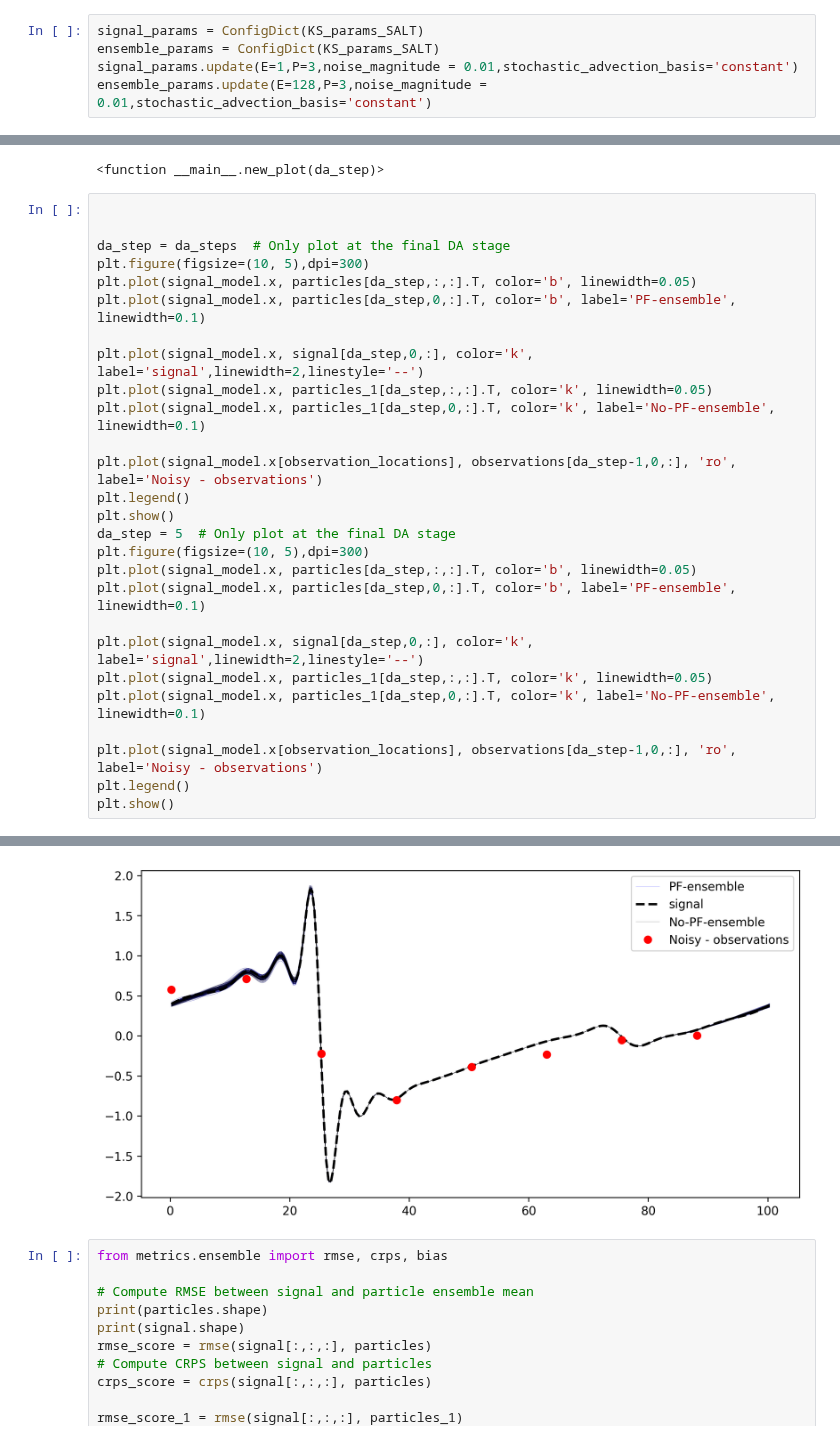
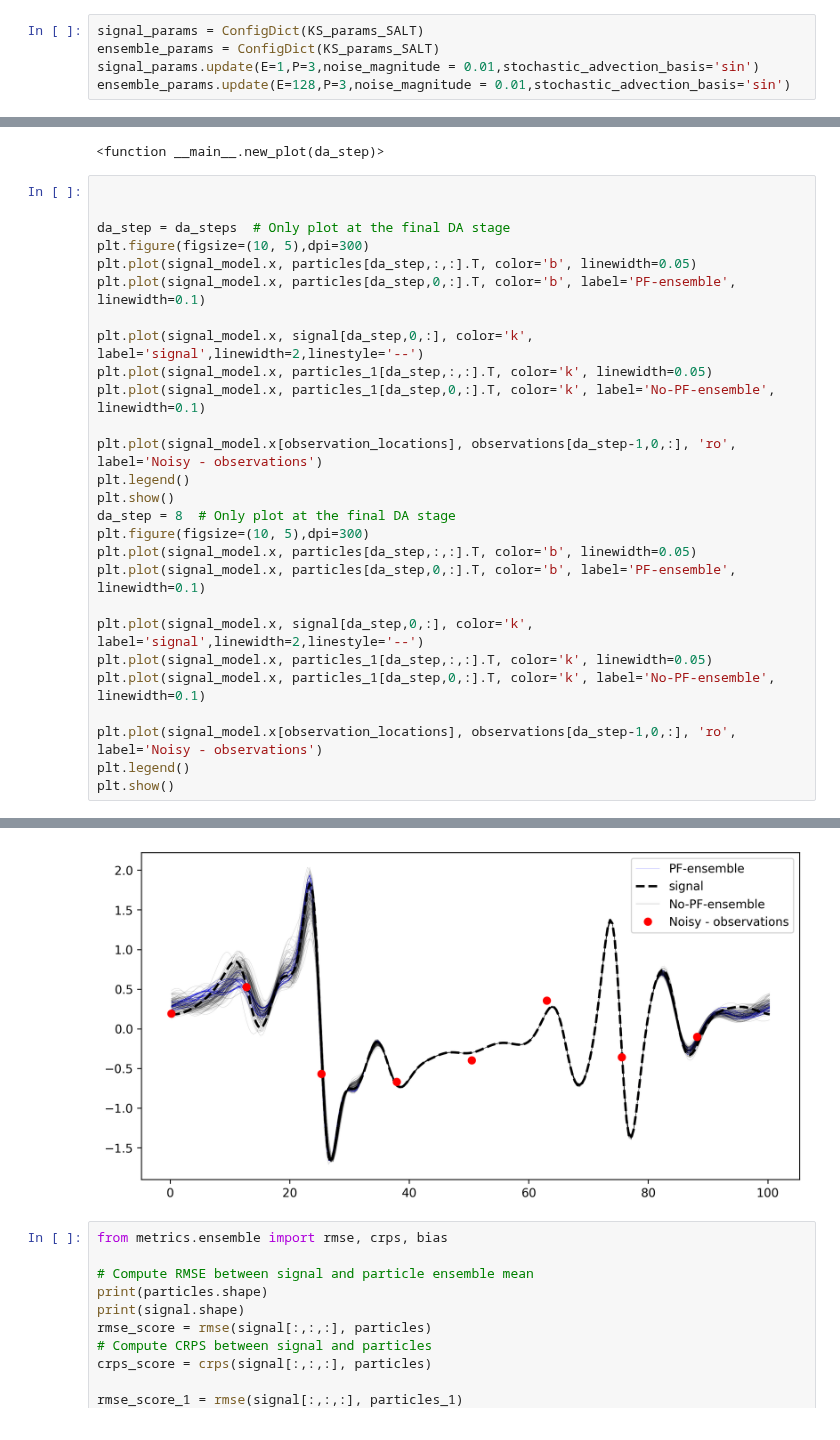
Before and after one commit to jameswoodfield/Particle_Filter, a Jupyter notebook: examples/Example_3_KS_ensemble.ipynb, the cells around one changed output, grey strips where cells are left out. Cells and saved outputs as stored; diff of their text form.

```diff
--- a/examples/Example_3_KS_ensemble.ipynb
+++ b/examples/Example_3_KS_ensemble.ipynb
@@ -21,8 +19,8 @@ Initialisation of a twin experiment.
 # %%
 signal_params = ConfigDict(KS_params_SALT)
 ensemble_params = ConfigDict(KS_params_SALT)
-signal_params.update(E=1,P=3,noise_magnitude = 0.01,stochastic_advection_basis='constant')
-ensemble_params.update(E=128,P=3,noise_magnitude = 0.01,stochastic_advection_basis='constant')
+signal_params.update(E=1,P=3,noise_magnitude = 0.01,stochastic_advection_basis='sin')
+ensemble_params.update(E=128,P=3,noise_magnitude = 0.01,stochastic_advection_basis='sin')
 # %% [markdown]
 Now we specify the models, by calling the class.
 # %%
@@ -123,33 +121,33 @@ interactive(children=(IntSlider(value=16, description='da_step', max=32), Output
 # %%
 
 
 da_step = da_steps  # Only plot at the final DA stage
 plt.figure(figsize=(10, 5),dpi=300)
 plt.plot(signal_model.x, particles[da_step,:,:].T, color='b', linewidth=0.05)
 plt.plot(signal_model.x, particles[da_step,0,:].T, color='b', label='PF-ensemble', linewidth=0.1)
 
 plt.plot(signal_model.x, signal[da_step,0,:], color='k', label='signal',linewidth=2,linestyle='--')
 plt.plot(signal_model.x, particles_1[da_step,:,:].T, color='k', linewidth=0.05)
 plt.plot(signal_model.x, particles_1[da_step,0,:].T, color='k', label='No-PF-ensemble', linewidth=0.1)
 
 plt.plot(signal_model.x[observation_locations], observations[da_step-1,0,:], 'ro', label='Noisy - observations')
 plt.legend()
 plt.show()
-da_step = 5  # Only plot at the final DA stage
+da_step = 8  # Only plot at the final DA stage
 plt.figure(figsize=(10, 5),dpi=300)
 plt.plot(signal_model.x, particles[da_step,:,:].T, color='b', linewidth=0.05)
 plt.plot(signal_model.x, particles[da_step,0,:].T, color='b', label='PF-ensemble', linewidth=0.1)
 
 plt.plot(signal_model.x, signal[da_step,0,:], color='k', label='signal',linewidth=2,linestyle='--')
 plt.plot(signal_model.x, particles_1[da_step,:,:].T, color='k', linewidth=0.05)
 plt.plot(signal_model.x, particles_1[da_step,0,:].T, color='k', label='No-PF-ensemble', linewidth=0.1)
 
 plt.plot(signal_model.x[observation_locations], observations[da_step-1,0,:], 'ro', label='Noisy - observations')
 plt.legend()
 plt.show()
 # %% [output]
 [figure]
-[figure, old version]
+[figure, new version]
 # %%
 from metrics.ensemble import rmse, crps, bias
 
```
Also changed, not shown: parts of 1 cell of this notebook, 3 other files.
